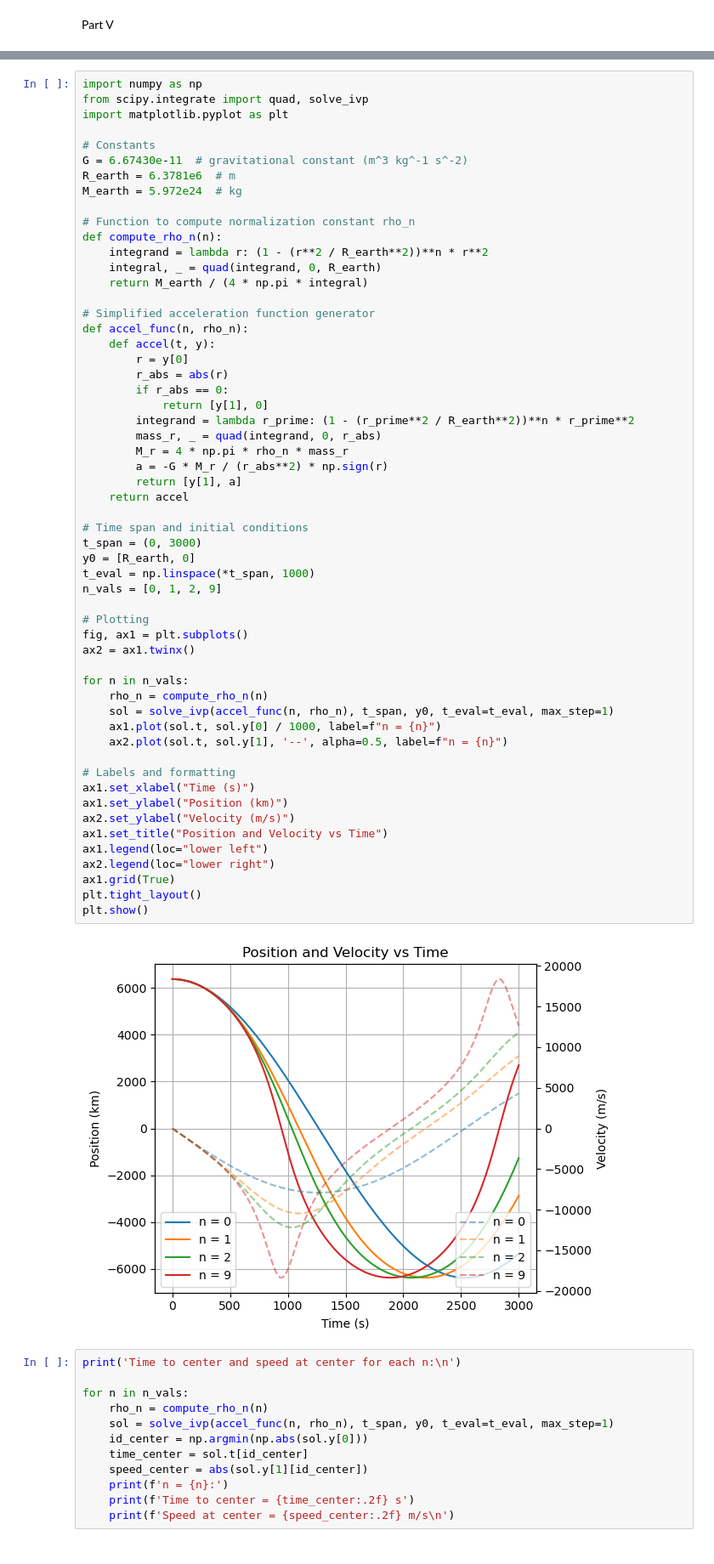
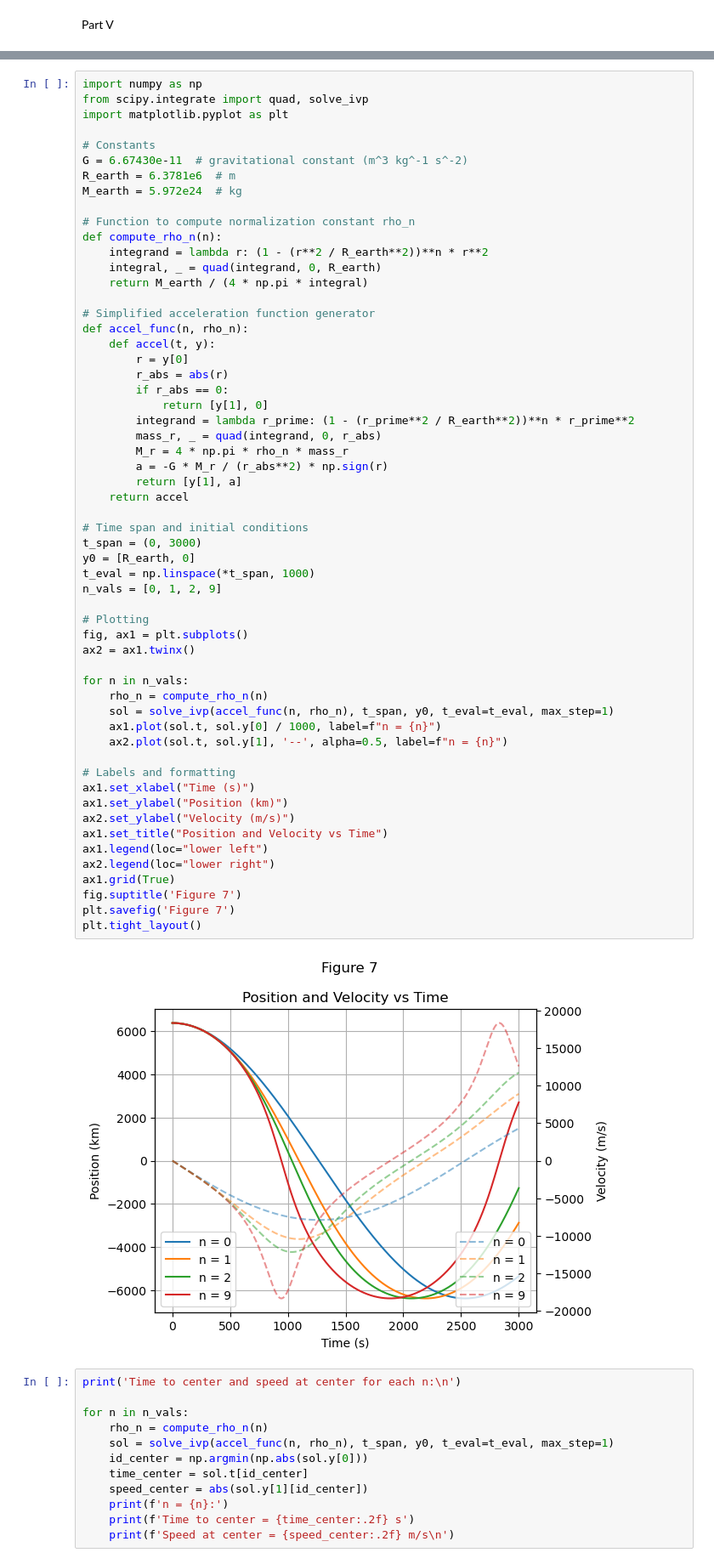
Before and after one commit to eoluwaboro/PHYS265-spring25, a Jupyter notebook: Lab2/Lab2.ipynb, the cells around one changed output, grey strips where cells are left out. Shown at 85% size. Saved outputs shown, nothing was run; the diff lists cells and outputs as text.

```diff
--- a/Lab2/Lab2.ipynb
+++ b/Lab2/Lab2.ipynb
@@ -459,35 +475,36 @@ def accel_func(n, rho_n):
         a = -G * M_r / (r_abs**2) * np.sign(r)
         return [y[1], a]
     return accel
 
 # Time span and initial conditions
 t_span = (0, 3000)
 y0 = [R_earth, 0]
 t_eval = np.linspace(*t_span, 1000)
 n_vals = [0, 1, 2, 9]
 
 # Plotting
 fig, ax1 = plt.subplots()
 ax2 = ax1.twinx()
 
 for n in n_vals:
     rho_n = compute_rho_n(n)
     sol = solve_ivp(accel_func(n, rho_n), t_span, y0, t_eval=t_eval, max_step=1)
     ax1.plot(sol.t, sol.y[0] / 1000, label=f"n = {n}")
     ax2.plot(sol.t, sol.y[1], '--', alpha=0.5, label=f"n = {n}")
 
 # Labels and formatting
 ax1.set_xlabel("Time (s)")
 ax1.set_ylabel("Position (km)")
 ax2.set_ylabel("Velocity (m/s)")
 ax1.set_title("Position and Velocity vs Time")
 ax1.legend(loc="lower left")
 ax2.legend(loc="lower right")
 ax1.grid(True)
+fig.suptitle('Figure 7')
+plt.savefig('Figure 7')
 plt.tight_layout()
-plt.show()
 # %% [output]
-[figure, old version]
+[figure, new version]
 # %%
 print('Time to center and speed at center for each n:\n')
 
```
Also changed, not shown: parts of 8 cells of this notebook, 7 other files.
